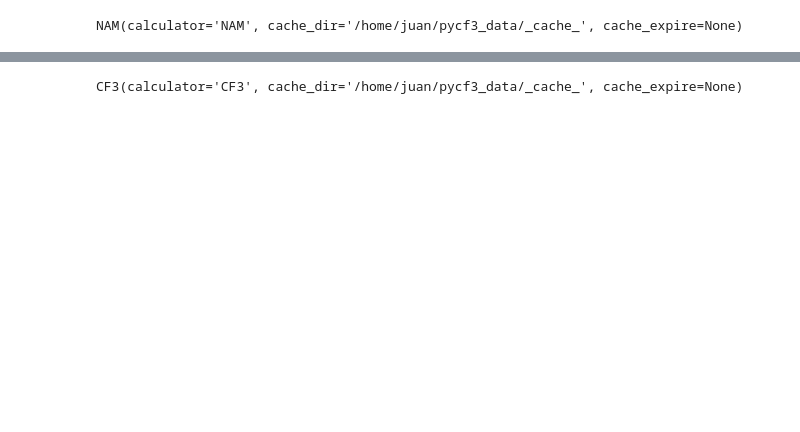
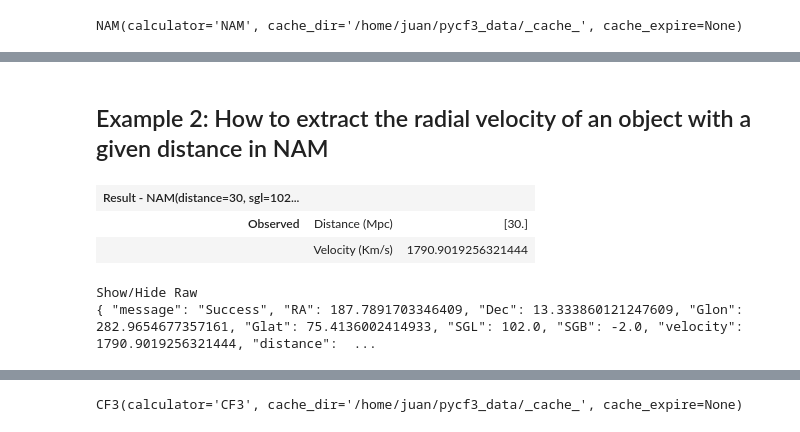
Before and after one commit to quatrope/pycf3, a Jupyter notebook: docs/source/tutorial.ipynb, the cells around one changed output, grey strips where cells are left out. Saved outputs shown, nothing was run; the diff lists cells and outputs as text; code cells hidden in the pictures; blank space fills up the shorter version.

```diff
--- a/docs/source/tutorial.ipynb
+++ b/docs/source/tutorial.ipynb
@@ -42,0 +94,10 @@ and next the  Cosmic Flows-3 Client
+# %% [markdown]
+## Example 2: How to extract the radial velocity of an object with a given distance in NAM
+# %%
+nam.calculate_velocity(distance=30, sgl=102, sgb=-2)
+# %% [output]
+| Result - NAM(distance=30, sgl=102... |  |  |
+| Observed | Distance (Mpc) | [30.] |
+|  | Velocity (Km/s) | 1790.9019256321444 |
+Show/Hide Raw
+{ "message": "Success", "RA": 187.7891703346409, "Dec": 13.333860121247609, "Glon": 282.9654677357161, "Glat": 75.4136002414933, "SGL": 102.0, "SGB": -2.0, "velocity": 1790.9019256321444, "distance":  ...
```
Also changed, not shown: parts of 42 cells of this notebook, 1 other file.
